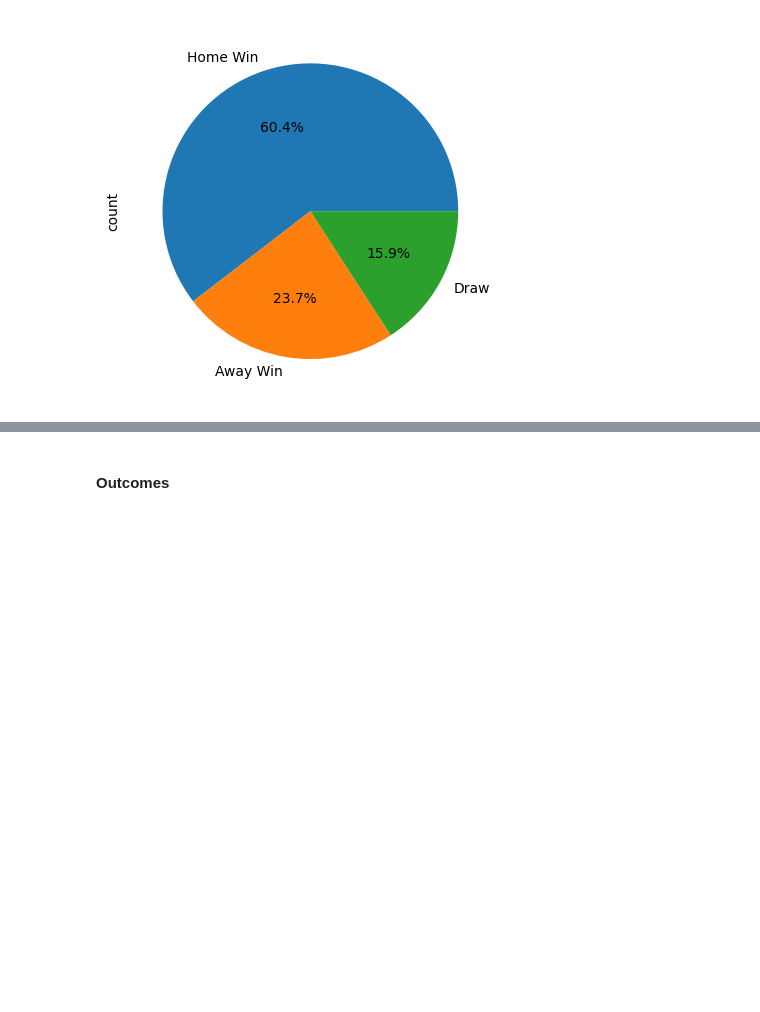
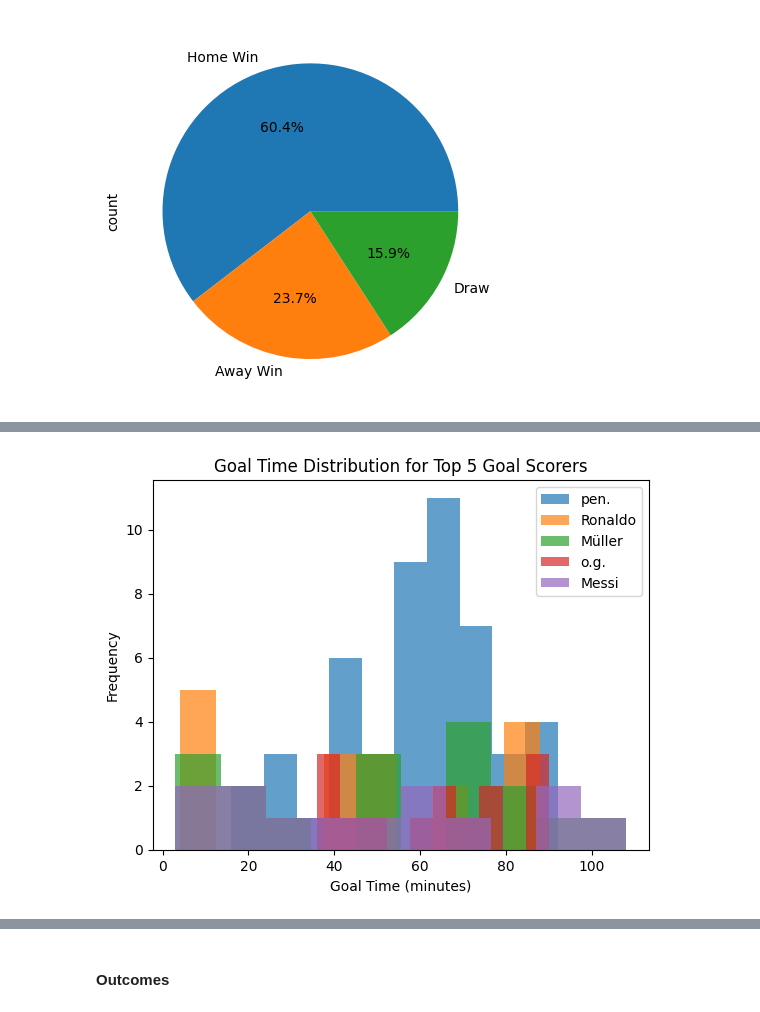
Before and after one commit to Gaurav135472/fifa_world_cupdata, a Jupyter notebook: fifa_dataset_eda.ipynb, the cells around one changed output, grey strips where cells are left out. Cells and saved outputs as stored; diff of their text form; code cells hidden in the pictures; blank space fills up the shorter version.

```diff
--- a/fifa_dataset_eda.ipynb
+++ b/fifa_dataset_eda.ipynb
@@ -217,0 +232,14 @@ df['Outcome'].value_counts().plot(kind='pie', autopct='%0.1f%%')
+# %%
+top_5_scorers = df['Player_Name'].value_counts().head(5).index
+
+for player in top_5_scorers:
+    player_goal_times = df[df['Player_Name'] == player]['Goal_Time']
+    player_goal_times.plot(kind='hist', bins=10, alpha=0.7, label=player)
+
+plt.title('Goal Time Distribution for Top 5 Goal Scorers')
+plt.xlabel('Goal Time (minutes)')
+plt.ylabel('Frequency')
+plt.legend()
+plt.show()
+# %% [output]
+[figure, added]
```
Also changed, not shown: parts of 25 cells of this notebook, 4 other files.
